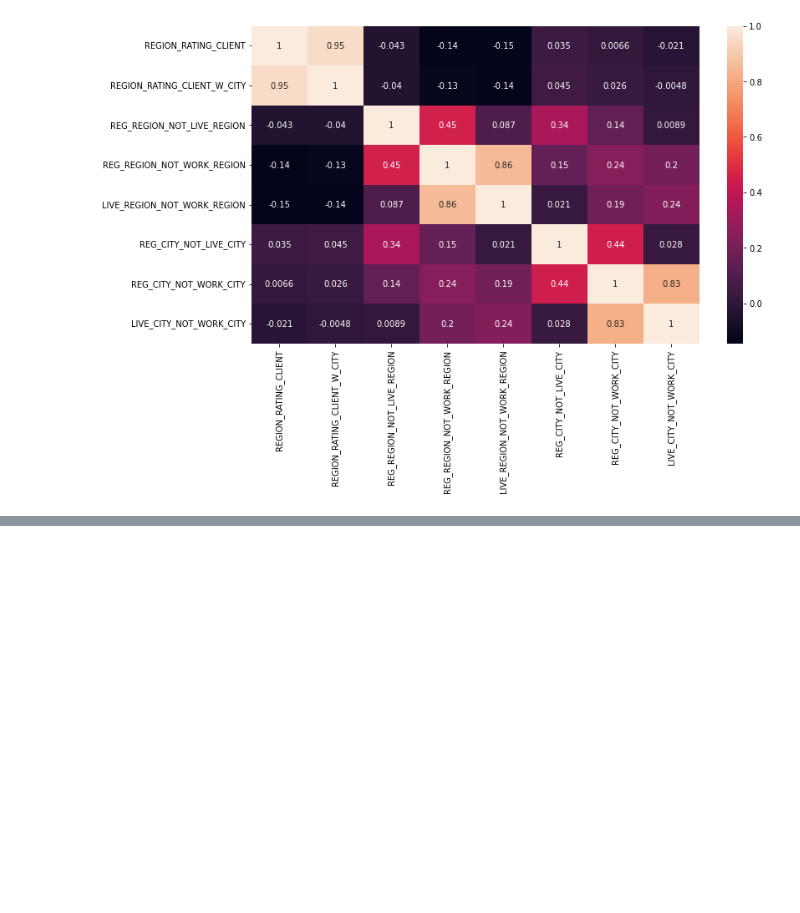
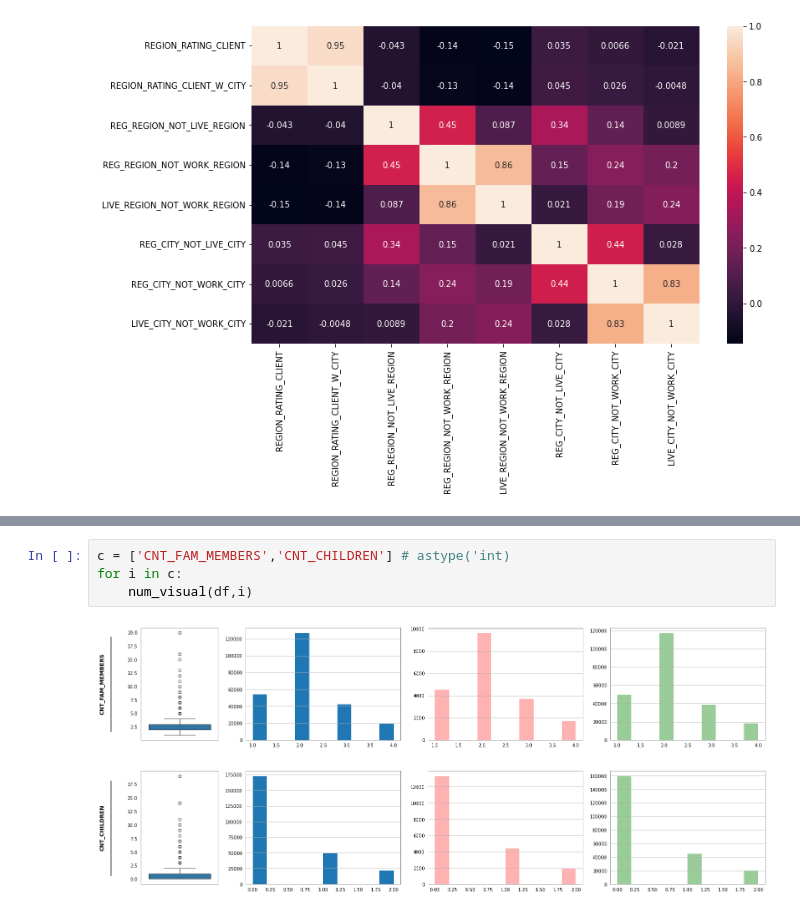
Before and after one commit to NgChi493510/Data-Preparation-Project-Group-14, a Jupyter notebook: EDA/EDA - Application Train.ipynb, the cells around one changed output, grey strips where cells are left out. Saved outputs shown, nothing was run; the diff lists cells and outputs as text; blank space fills up the shorter version.

```diff
--- a/EDA/EDA - Application Train.ipynb
+++ b/EDA/EDA - Application Train.ipynb
@@ -333,0 +392,7 @@ visu(df,cols)
+# %%
+c = ['CNT_FAM_MEMBERS','CNT_CHILDREN'] # astype('int)
+for i in c:
+    num_visual(df,i)
+# %% [output]
+[figure, added]
+[figure, added]
```
Also changed, not shown: parts of 8 cells of this notebook.
